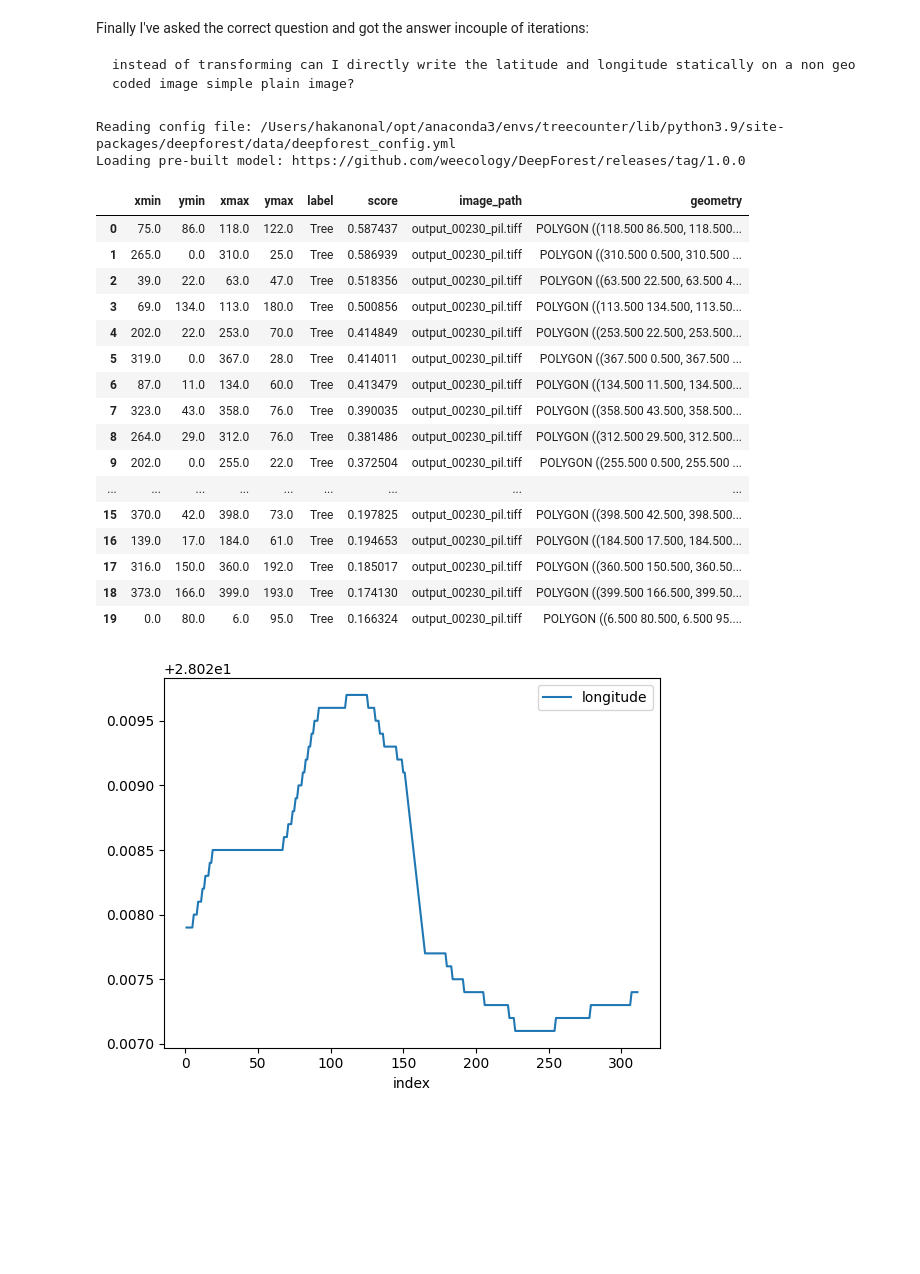
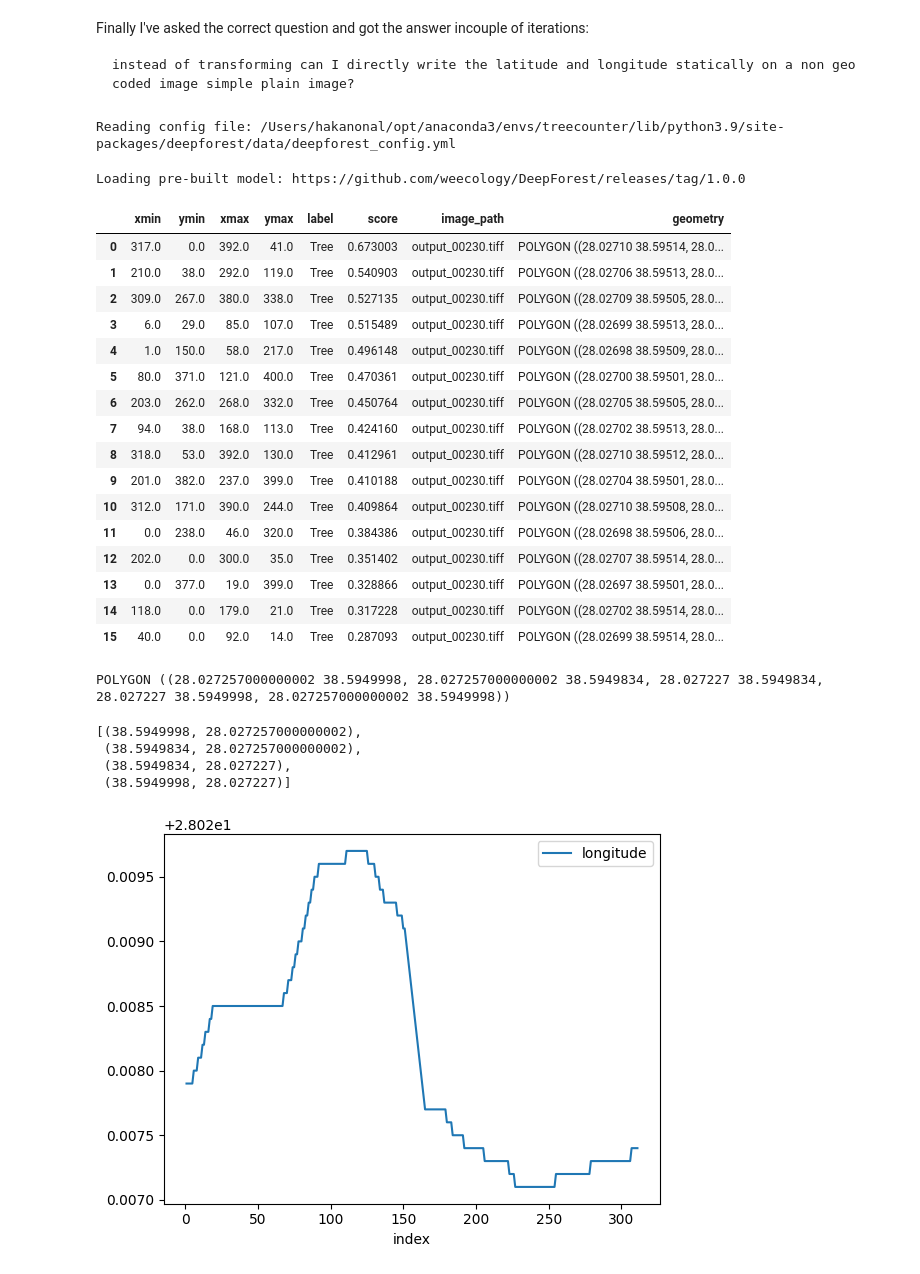
Before and after one commit to hakanonal/treecounter, a Jupyter notebook: discovery.ipynb, the cells around one changed output. Drawn from its saved outputs; the diff is of its cells as text; code cells hidden in the pictures; blank space fills up the shorter version.

```diff
--- a/discovery.ipynb
+++ b/discovery.ipynb
@@ -303,39 +311,50 @@ generateGeoCodedTiffWithPIL('output_00230',28.0271,38.5954,400)
 # %%
 from deepforest import main
 from deepforest import utilities
 import rasterio
 
-path = 'data/geoCodedImgs/%s.tiff'%"output_00230_pil"
+path = 'data/geoCodedImgs/%s.tiff'%"output_00230"
 r = rasterio.open(path)
 transform = r.transform
 crs = r.crs
 r.close()
 
 m = main.deepforest()
 m.use_release(check_release=False)
 df = m.predict_image(path=path)
 gdf = utilities.annotations_to_shapefile(df, transform=transform, crs=crs)
 gdf
 # %% [output]
 Reading config file: /Users/hakanonal/opt/anaconda3/envs/treecounter/lib/python3.9/site-packages/deepforest/data/deepforest_config.yml
-Loading pre-built model: https://github.com/weecology/DeepForest/releases/tag/1.0.0
+Loading pre-built model: https://github.com/weecology/DeepForest/releases/tag/1.0.0
 |  | xmin | ymin | xmax | ymax | label | score | image_path | geometry |
-| 0 | 75.0 | 86.0 | 118.0 | 122.0 | Tree | 0.587437 | output_00230_pil.tiff | POLYGON ((118.500 86.500, 118.500... |
-| 1 | 265.0 | 0.0 | 310.0 | 25.0 | Tree | 0.586939 | output_00230_pil.tiff | POLYGON ((310.500 0.500, 310.500 ... |
-| 2 | 39.0 | 22.0 | 63.0 | 47.0 | Tree | 0.518356 | output_00230_pil.tiff | POLYGON ((63.500 22.500, 63.500 4... |
-| 3 | 69.0 | 134.0 | 113.0 | 180.0 | Tree | 0.500856 | output_00230_pil.tiff | POLYGON ((113.500 134.500, 113.50... |
-| 4 | 202.0 | 22.0 | 253.0 | 70.0 | Tree | 0.414849 | output_00230_pil.tiff | POLYGON ((253.500 22.500, 253.500... |
-| 5 | 319.0 | 0.0 | 367.0 | 28.0 | Tree | 0.414011 | output_00230_pil.tiff | POLYGON ((367.500 0.500, 367.500 ... |
-| 6 | 87.0 | 11.0 | 134.0 | 60.0 | Tree | 0.413479 | output_00230_pil.tiff | POLYGON ((134.500 11.500, 134.500... |
-| 7 | 323.0 | 43.0 | 358.0 | 76.0 | Tree | 0.390035 | output_00230_pil.tiff | POLYGON ((358.500 43.500, 358.500... |
-| 8 | 264.0 | 29.0 | 312.0 | 76.0 | Tree | 0.381486 | output_00230_pil.tiff | POLYGON ((312.500 29.500, 312.500... |
-| 9 | 202.0 | 0.0 | 255.0 | 22.0 | Tree | 0.372504 | output_00230_pil.tiff | POLYGON ((255.500 0.500, 255.500 ... |
-| ... | ... | ... | ... | ... | ... | ... | ... | ... |
-| 15 | 370.0 | 42.0 | 398.0 | 73.0 | Tree | 0.197825 | output_00230_pil.tiff | POLYGON ((398.500 42.500, 398.500... |
-| 16 | 139.0 | 17.0 | 184.0 | 61.0 | Tree | 0.194653 | output_00230_pil.tiff | POLYGON ((184.500 17.500, 184.500... |
-| 17 | 316.0 | 150.0 | 360.0 | 192.0 | Tree | 0.185017 | output_00230_pil.tiff | POLYGON ((360.500 150.500, 360.50... |
-| 18 | 373.0 | 166.0 | 399.0 | 193.0 | Tree | 0.174130 | output_00230_pil.tiff | POLYGON ((399.500 166.500, 399.50... |
-| 19 | 0.0 | 80.0 | 6.0 | 95.0 | Tree | 0.166324 | output_00230_pil.tiff | POLYGON ((6.500 80.500, 6.500 95.... |
+| 0 | 317.0 | 0.0 | 392.0 | 41.0 | Tree | 0.673003 | output_00230.tiff | POLYGON ((28.02710 38.59514, 28.0... |
+| 1 | 210.0 | 38.0 | 292.0 | 119.0 | Tree | 0.540903 | output_00230.tiff | POLYGON ((28.02706 38.59513, 28.0... |
+| 2 | 309.0 | 267.0 | 380.0 | 338.0 | Tree | 0.527135 | output_00230.tiff | POLYGON ((28.02709 38.59505, 28.0... |
+| 3 | 6.0 | 29.0 | 85.0 | 107.0 | Tree | 0.515489 | output_00230.tiff | POLYGON ((28.02699 38.59513, 28.0... |
+| 4 | 1.0 | 150.0 | 58.0 | 217.0 | Tree | 0.496148 | output_00230.tiff | POLYGON ((28.02698 38.59509, 28.0... |
+| 5 | 80.0 | 371.0 | 121.0 | 400.0 | Tree | 0.470361 | output_00230.tiff | POLYGON ((28.02700 38.59501, 28.0... |
+| 6 | 203.0 | 262.0 | 268.0 | 332.0 | Tree | 0.450764 | output_00230.tiff | POLYGON ((28.02705 38.59505, 28.0... |
+| 7 | 94.0 | 38.0 | 168.0 | 113.0 | Tree | 0.424160 | output_00230.tiff | POLYGON ((28.02702 38.59513, 28.0... |
+| 8 | 318.0 | 53.0 | 392.0 | 130.0 | Tree | 0.412961 | output_00230.tiff | POLYGON ((28.02710 38.59512, 28.0... |
+| 9 | 201.0 | 382.0 | 237.0 | 399.0 | Tree | 0.410188 | output_00230.tiff | POLYGON ((28.02704 38.59501, 28.0... |
+| 10 | 312.0 | 171.0 | 390.0 | 244.0 | Tree | 0.409864 | output_00230.tiff | POLYGON ((28.02710 38.59508, 28.0... |
+| 11 | 0.0 | 238.0 | 46.0 | 320.0 | Tree | 0.384386 | output_00230.tiff | POLYGON ((28.02698 38.59506, 28.0... |
+| 12 | 202.0 | 0.0 | 300.0 | 35.0 | Tree | 0.351402 | output_00230.tiff | POLYGON ((28.02707 38.59514, 28.0... |
+| 13 | 0.0 | 377.0 | 19.0 | 399.0 | Tree | 0.328866 | output_00230.tiff | POLYGON ((28.02697 38.59501, 28.0... |
+| 14 | 118.0 | 0.0 | 179.0 | 21.0 | Tree | 0.317228 | output_00230.tiff | POLYGON ((28.02702 38.59514, 28.0... |
+| 15 | 40.0 | 0.0 | 92.0 | 14.0 | Tree | 0.287093 | output_00230.tiff | POLYGON ((28.02699 38.59514, 28.0... |
+# %%
+print(gdf['geometry'][0])
+# %% [output]
+POLYGON ((28.027257000000002 38.5949998, 28.027257000000002 38.5949834, 28.027227 38.5949834, 28.027227 38.5949998, 28.027257000000002 38.5949998))
+# %%
+[(i[1],i[0]) for i in list(gdf['geometry'][0].exterior.coords)][:-1]
+# %% [output]
+[(38.5949998, 28.027257000000002),
+ (38.5949834, 28.027257000000002),
+ (38.5949834, 28.027227),
+ (38.5949998, 28.027227)]
 # %%
 import os
 
```
Also changed, not shown: parts of 8 cells of this notebook, 1 other file.
